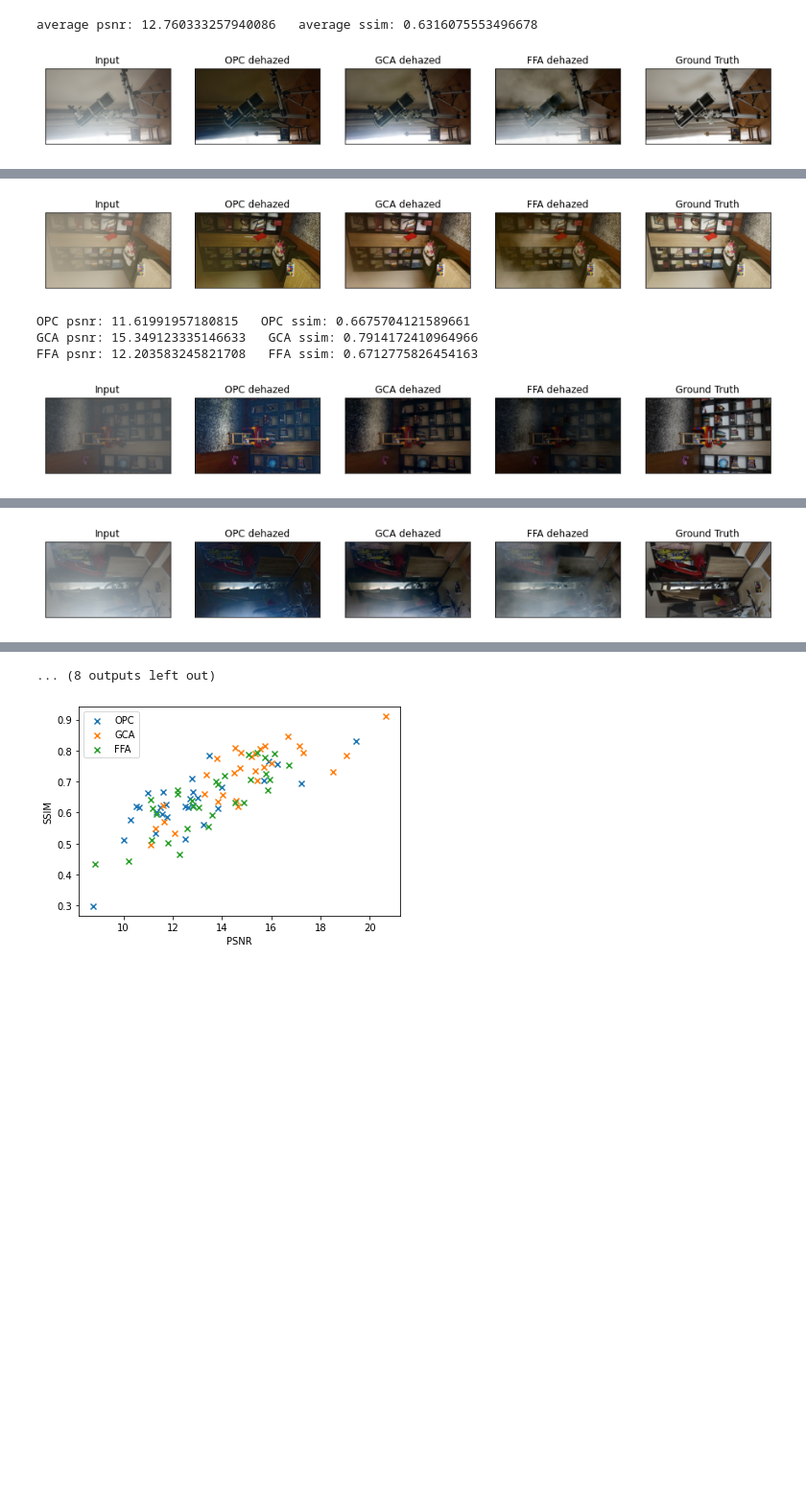
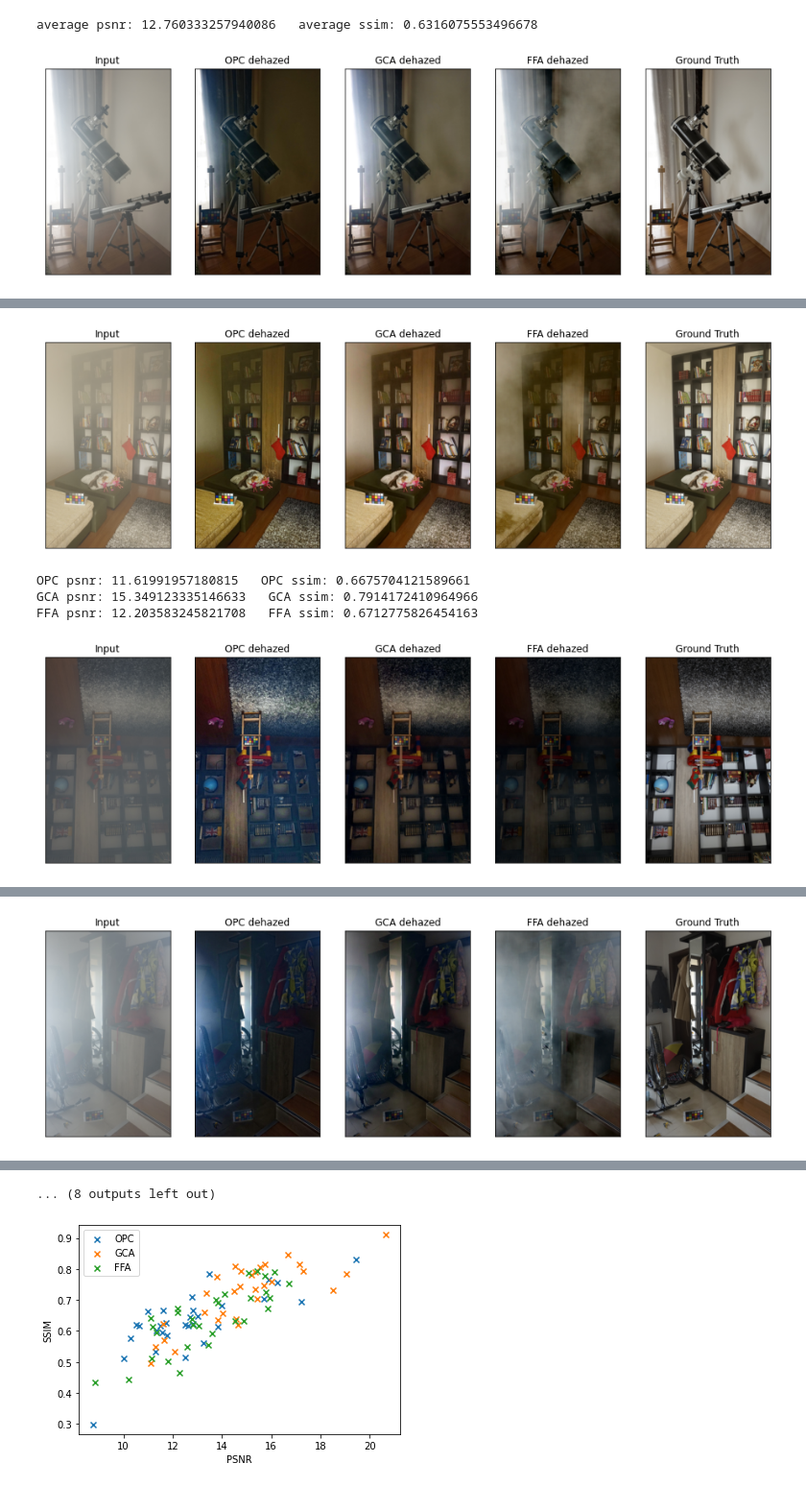
Before and after one commit to hak0/ECE251C_final_proj, a Jupyter notebook: ECE251c_final_proj_I_HAZY.ipynb, the cells around one changed output, grey strips where cells are left out. Shown at 96% size. Saved outputs shown, nothing was run; the diff lists cells and outputs as text; code cells hidden in the pictures; blank space fills up the shorter version.

```diff
--- a/ECE251c_final_proj_I_HAZY.ipynb
+++ b/ECE251c_final_proj_I_HAZY.ipynb
@@ -266,29 +266,29 @@ average psnr: 12.760333257940086   average ssim: 0.6316075553496678
 # %%
 # generate partial of results
 for i, (img, truth) in enumerate(dataset_loader(dataset_name)[:10]):
     fig = plt.figure(figsize=(16,5))
     ax1 = fig.add_subplot(151)
     ax2 = fig.add_subplot(152)
     ax3 = fig.add_subplot(153)
     ax4 = fig.add_subplot(154)
     ax5 = fig.add_subplot(155)
-    ax1.imshow(img)
-    ax2.imshow(OPC_resultimg[i])
-    ax3.imshow(GCA_resultimg[i])
-    ax4.imshow(FFA_resultimg[i])
-    ax5.imshow(truth)
+    ax1.imshow(img.transpose(Image.ROTATE_270))
+    ax2.imshow(OPC_resultimg[i].transpose(Image.ROTATE_270))
+    ax3.imshow(GCA_resultimg[i].transpose(Image.ROTATE_270))
+    ax4.imshow(FFA_resultimg[i].transpose(Image.ROTATE_270))
+    ax5.imshow(truth.transpose(Image.ROTATE_270))
     for ax in [ax1, ax2, ax3, ax4, ax5]:
         ax.set_xticks([])
         ax.set_yticks([])
     ax1.title.set_text('Input')
     ax2.title.set_text('OPC dehazed')
     ax3.title.set_text('GCA dehazed')
     ax4.title.set_text('FFA dehazed')
     ax5.title.set_text('Ground Truth')
     plt.show()
     print(f'OPC psnr: {OPC_psnr[i]}   OPC ssim: {OPC_ssim[i]}')
     print(f'GCA psnr: {GCA_psnr[i]}   GCA ssim: {GCA_ssim[i]}')
     print(f'FFA psnr: {FFA_psnr[i]}   FFA ssim: {FFA_ssim[i]}')
 # %% [output]
-[figure, old version]
+[figure, new version]
 OPC psnr: 10.289164593991476   OPC ssim: 0.5779752731323242
@@ -296,7 +296,7 @@ GCA psnr: 13.799213835259057   GCA ssim: 0.7732815146446228
 FFA psnr: 14.094648324775852   FFA ssim: 0.7194196581840515
-[figure, old version]
+[figure, new version]
 OPC psnr: 11.61991957180815   OPC ssim: 0.6675704121589661
 GCA psnr: 15.349123335146633   GCA ssim: 0.7914172410964966
 FFA psnr: 12.203583245821708   FFA ssim: 0.6712775826454163
-[figure, old version]
+[figure, new version]
 OPC psnr: 15.691287856244806   OPC ssim: 0.7022140026092529
@@ -304,3 +304,3 @@ GCA psnr: 14.58625949208317   GCA ssim: 0.6379924416542053
 FFA psnr: 12.280444499730743   FFA ssim: 0.46591389179229736
-[figure, old version]
+[figure, new version]
 OPC psnr: 13.243914429362187   OPC ssim: 0.5614385604858398
```
Also changed, not shown: parts of 2 cells of this notebook.
